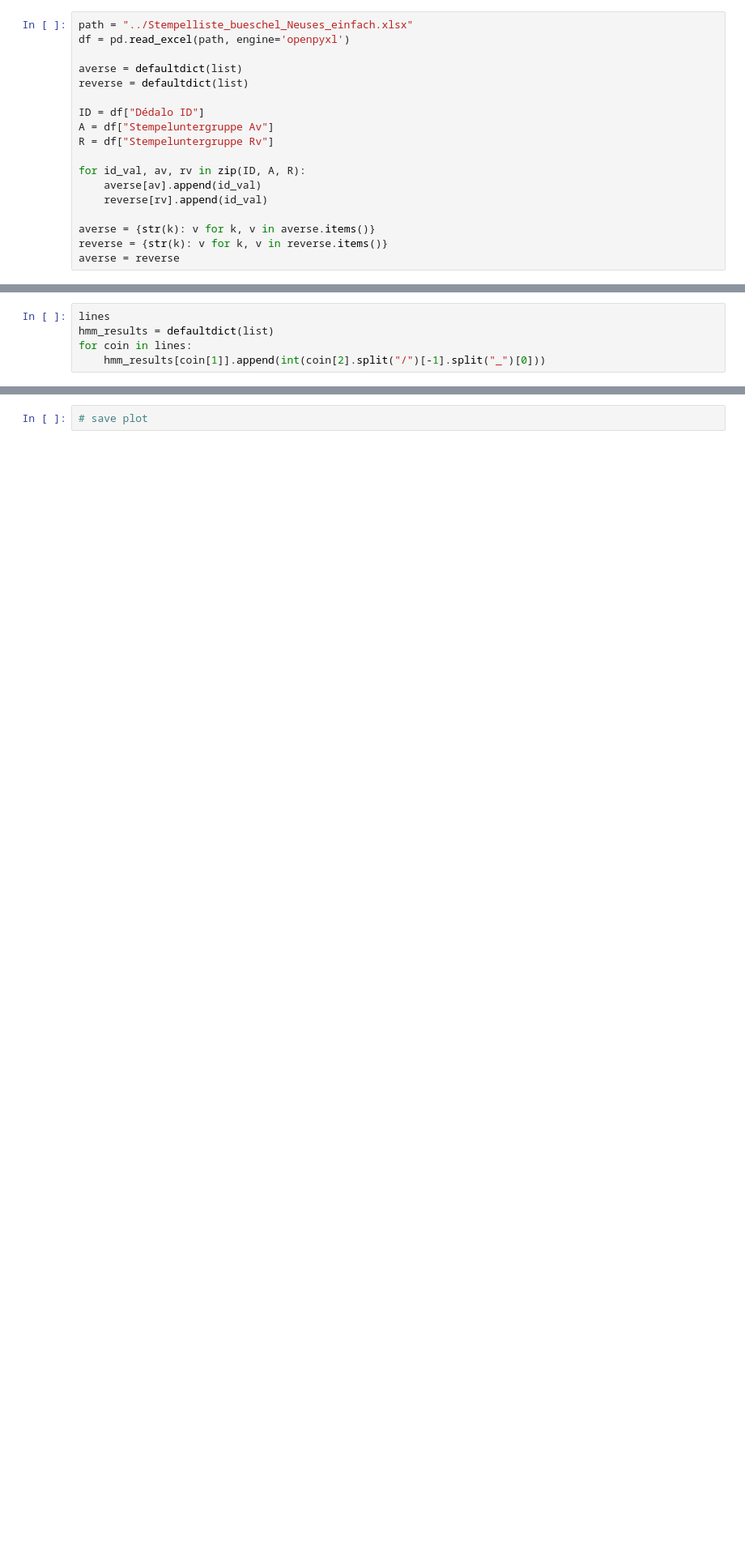
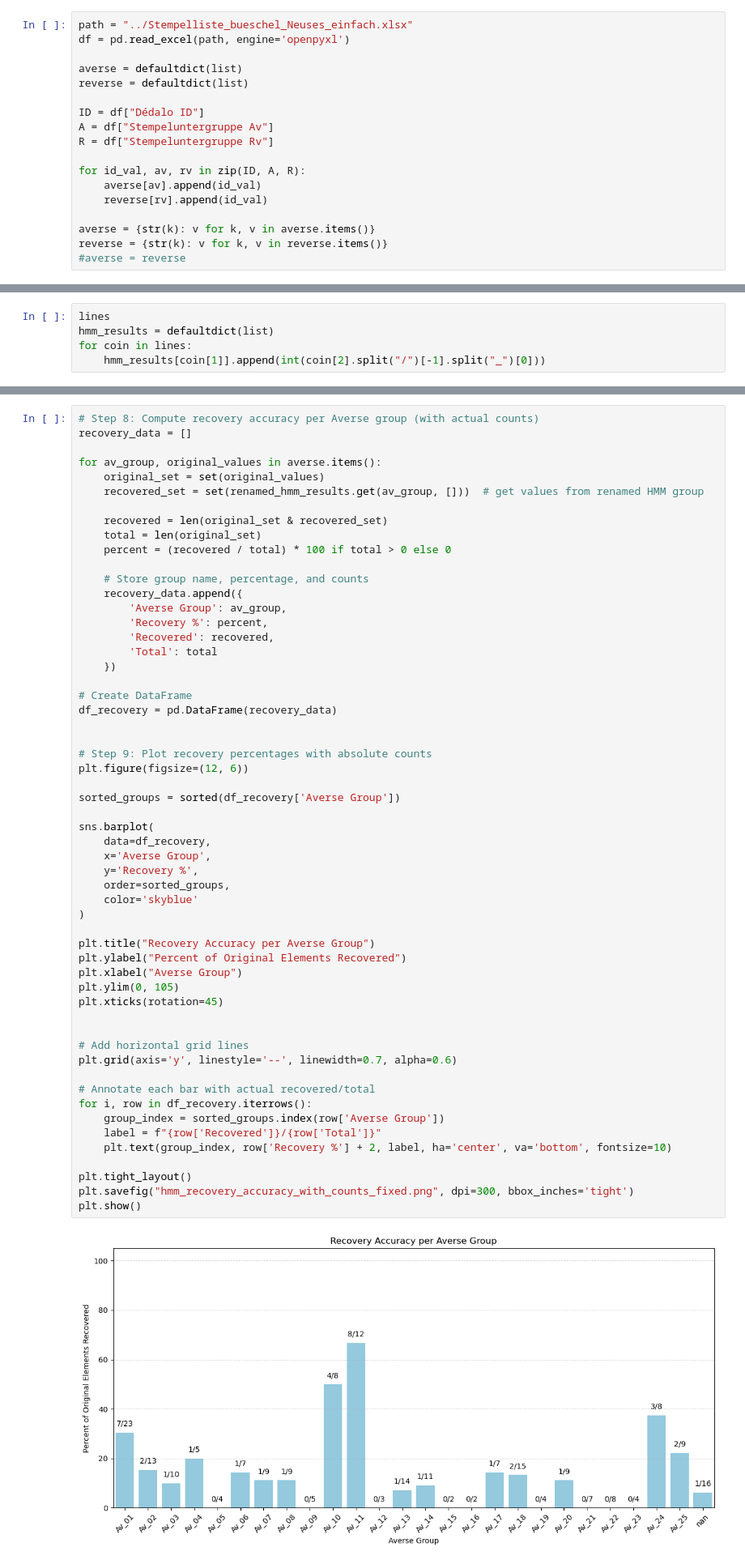
Before and after one commit to alexander-schl/data_challenges, a Jupyter notebook: compare_hdp_hsmm_results_ground_truth.ipynb, the cells around one changed output, grey strips where cells are left out. Shown: that part at 81% size. Saved outputs shown, nothing was run; the diff lists cells and outputs as text; blank space fills up the shorter version.

```diff
--- a/compare_hdp_hsmm_results_ground_truth.ipynb
+++ b/compare_hdp_hsmm_results_ground_truth.ipynb
@@ -23,5 +24,5 @@ for id_val, av, rv in zip(ID, A, R):
 
 averse = {str(k): v for k, v in averse.items()}
 reverse = {str(k): v for k, v in reverse.items()}
-averse = reverse
+#averse = reverse
 # %%
@@ -210,2 +216,58 @@ print([x for x in plot_data_renamed if x[0] == "Rv_08"])
 # %%
-# save plot
+# Step 8: Compute recovery accuracy per Averse group (with actual counts)
+recovery_data = []
+
+for av_group, original_values in averse.items():
+    original_set = set(original_values)
+    recovered_set = set(renamed_hmm_results.get(av_group, []))  # get values from renamed HMM group
+
+    recovered = len(original_set & recovered_set)
+    total = len(original_set)
+    percent = (recovered / total) * 100 if total > 0 else 0
+
+    # Store group name, percentage, and counts
+    recovery_data.append({
+        'Averse Group': av_group,
+        'Recovery %': percent,
+        'Recovered': recovered,
+        'Total': total
+    })
+
+# Create DataFrame
+df_recovery = pd.DataFrame(recovery_data)
+
+
+# Step 9: Plot recovery percentages with absolute counts
+plt.figure(figsize=(12, 6))
+
+sorted_groups = sorted(df_recovery['Averse Group'])
+
+sns.barplot(
+    data=df_recovery,
+    x='Averse Group',
+    y='Recovery %',
+    order=sorted_groups,
+    color='skyblue'
+)
+
+plt.title("Recovery Accuracy per Averse Group")
+plt.ylabel("Percent of Original Elements Recovered")
+plt.xlabel("Averse Group")
+plt.ylim(0, 105)
+plt.xticks(rotation=45)
+
+
+# Add horizontal grid lines
+plt.grid(axis='y', linestyle='--', linewidth=0.7, alpha=0.6)
+
+# Annotate each bar with actual recovered/total
+for i, row in df_recovery.iterrows():
+    group_index = sorted_groups.index(row['Averse Group'])
+    label = f"{row['Recovered']}/{row['Total']}"
+    plt.text(group_index, row['Recovery %'] + 2, label, ha='center', va='bottom', fontsize=10)
+
+plt.tight_layout()
+plt.savefig("hmm_recovery_accuracy_with_counts_fixed.png", dpi=300, bbox_inches='tight')
+plt.show()
+# %% [output]
+[figure, added]
```
Also changed, not shown: parts of 11 cells of this notebook, 2 other files.
